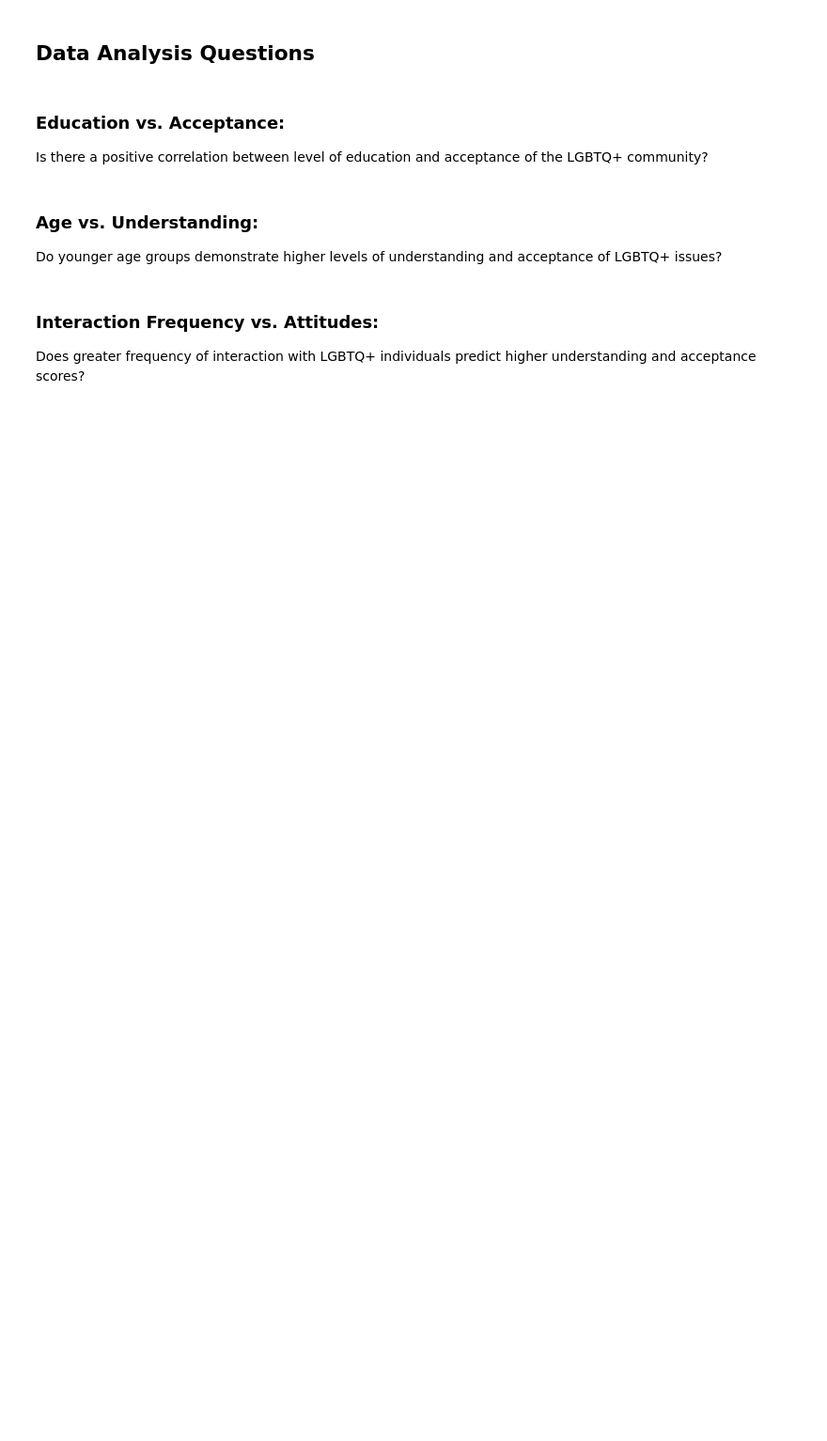
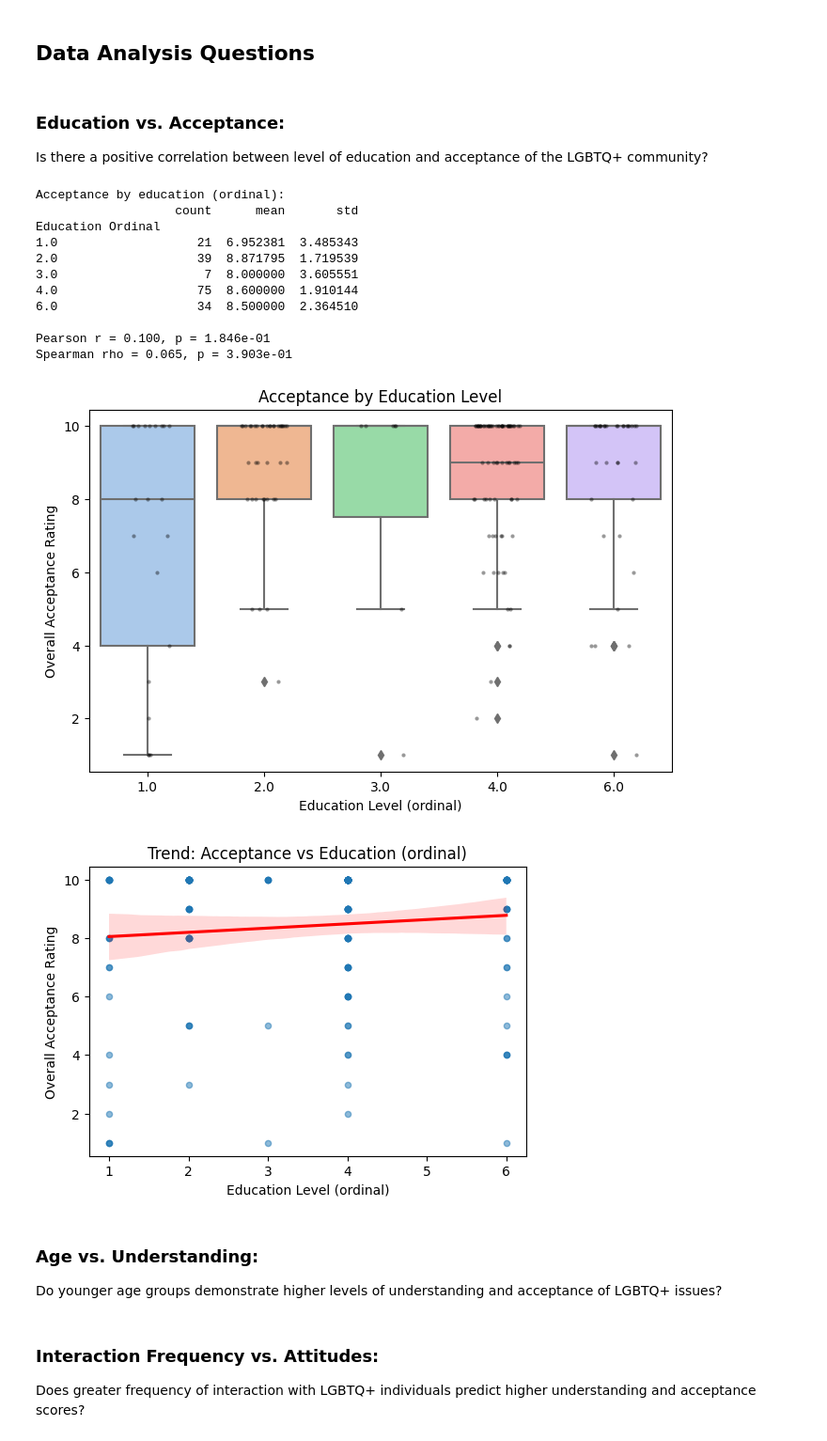
Before and after one commit to amarinmcg/societalacceptanceoflgbtqcommunity, a Jupyter notebook: societalacceptance.ipynb, the cells around one changed output. Shown: that part at 94% size. Drawn from its saved outputs; the diff is of its cells as text; code cells hidden in the pictures; blank space fills up the shorter version.

```diff
--- a/societalacceptance.ipynb
+++ b/societalacceptance.ipynb
@@ -205,6 +205,76 @@ plt.show()
 # %% [markdown]
 ### Education vs. Acceptance:
 Is there a positive correlation between level of education and acceptance of the LGBTQ+ community?
+# %%
+# Education vs Acceptance analysis
+
+import scipy.stats as stats
+
+# Prepare columns
+edu_col = 'Education Level'
+acc_col = 'Overall Acceptance Rating'
+
+# Clean and coerce acceptance to numeric
+df_clean = df[[edu_col, acc_col]].copy()
+df_clean[acc_col] = pd.to_numeric(df_clean[acc_col], errors='coerce')
+df_clean = df_clean.dropna(subset=[edu_col, acc_col])
+
+# Map education to an ordinal numeric scale with simple keyword rules
+def edu_to_ord(x):
+    s = str(x).lower()
+    if 'doctor' in s or 'phd' in s or 'doctoral' in s: return 6
+    if 'master' in s or 'm.' in s: return 5
+    if 'bachelor' in s or 'ba' in s or 'bs' in s: return 4
+    if 'associate' in s: return 3
+    if 'some' in s and 'college' in s: return 2
+    if 'high' in s or 'secondary' in s: return 1
+    if 'less' in s or 'no' in s or 'none' in s: return 0
+    return np.nan
+
+df_clean['Education Ordinal'] = df_clean[edu_col].map(edu_to_ord)
+df_clean = df_clean.dropna(subset=['Education Ordinal'])
+
+# Summary: group means and counts
+grouped = df_clean.groupby('Education Ordinal')[acc_col].agg(['count', 'mean', 'std']).sort_index()
+print("Acceptance by education (ordinal):")
+print(grouped)
+
+# Correlation tests
+pearson_r, pearson_p = stats.pearsonr(df_clean['Education Ordinal'], df_clean[acc_col])
+spearman_rho, spearman_p = stats.spearmanr(df_clean['Education Ordinal'], df_clean[acc_col])
+print(f"\nPearson r = {pearson_r:.3f}, p = {pearson_p:.3e}")
+print(f"Spearman rho = {spearman_rho:.3f}, p = {spearman_p:.3e}")
+
+# Visualize: boxplot of acceptance by education ordinal + jittered points
+plt.figure(figsize=(8,5))
+sns.boxplot(x='Education Ordinal', y=acc_col, data=df_clean, palette='pastel')
+sns.stripplot(x='Education Ordinal', y=acc_col, data=df_clean, color='k', alpha=0.4, jitter=0.2, size=3)
+plt.xlabel('Education Level (ordinal)')
+plt.ylabel('Overall Acceptance Rating')
+plt.title('Acceptance by Education Level')
+plt.show()
+
+# Optional: linear trend (regression) on the ordinal scale
+plt.figure(figsize=(6,4))
+sns.regplot(x='Education Ordinal', y=acc_col, data=df_clean, scatter_kws={'s':20, 'alpha':0.5}, line_kws={'color':'red'})
+plt.xlabel('Education Level (ordinal)')
+plt.ylabel('Overall Acceptance Rating')
+plt.title('Trend: Acceptance vs Education (ordinal)')
+plt.show()
+# %% [output]
+Acceptance by education (ordinal):
+                   count      mean       std
+Education Ordinal
+1.0                   21  6.952381  3.485343
+2.0                   39  8.871795  1.719539
+3.0                    7  8.000000  3.605551
+4.0                   75  8.600000  1.910144
+6.0                   34  8.500000  2.364510
+
+Pearson r = 0.100, p = 1.846e-01
+Spearman rho = 0.065, p = 3.903e-01
+[figure, added]
+[figure, added]
 # %% [markdown]
 ### Age vs. Understanding:
 Do younger age groups demonstrate higher levels of understanding and acceptance of LGBTQ+ issues?
```
Also changed, not shown: parts of 2 cells of this notebook.
